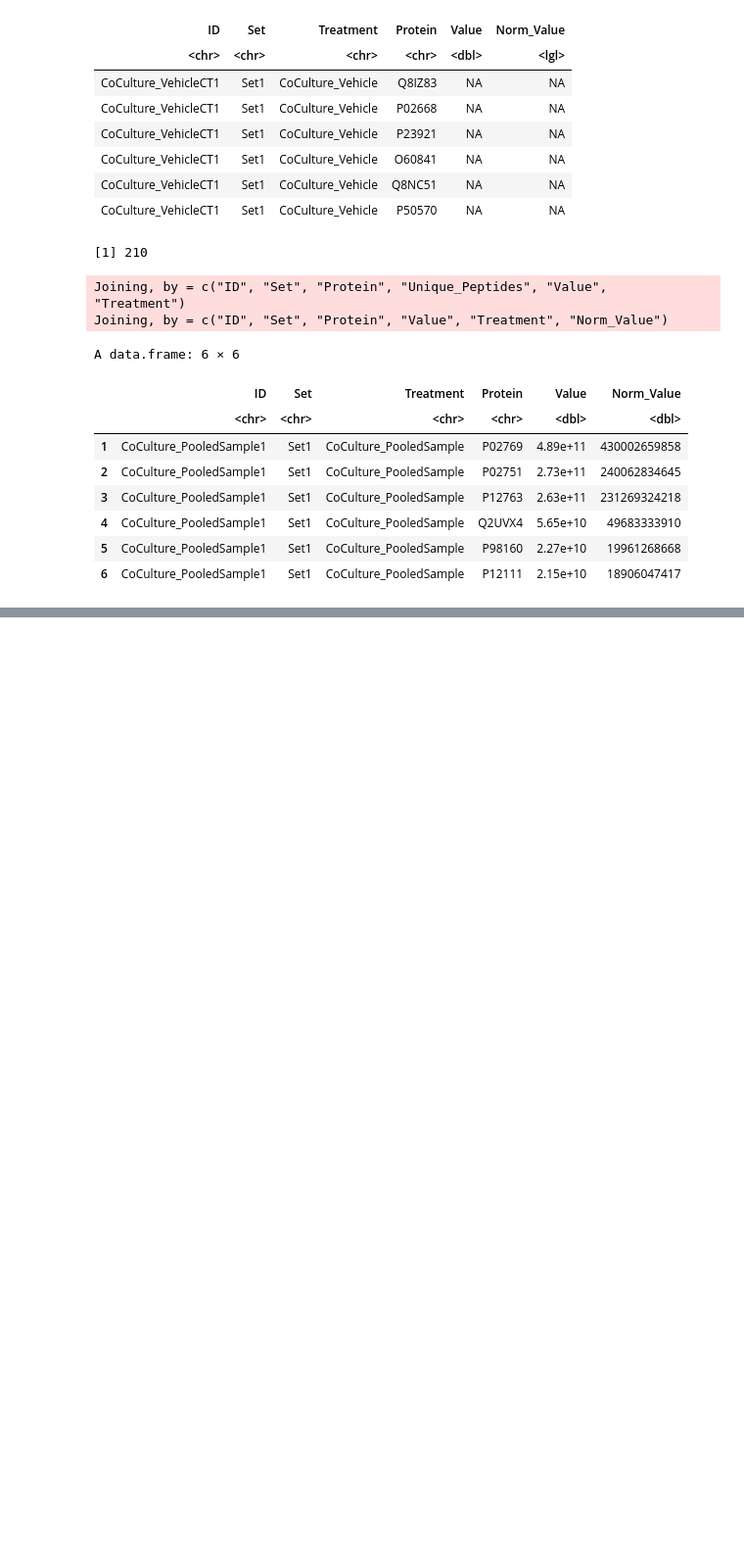
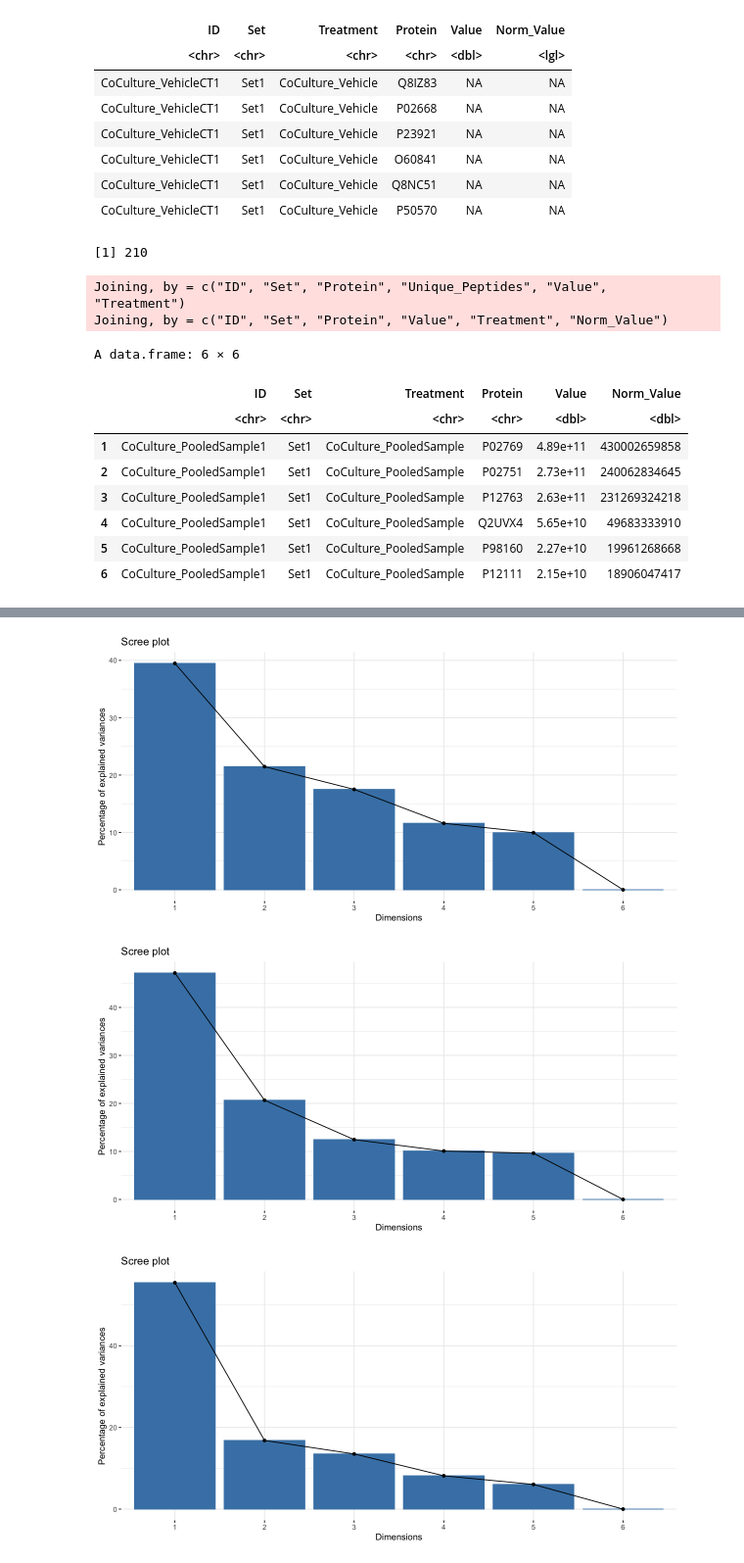
Before and after one commit to alexispayton/Wildfires-and-Extracellular-Vesicles-EVs-Woodsmoke-Alters-EV-Proteomic-Signatures-involved-in-Ext, a Jupyter notebook: 3. Proteomics Data Processing/Data Processing.ipynb, the cells around one changed output, grey strips where cells are left out. Shown: that part at 98% size. Cells and saved outputs as stored; diff of their text form; code cells hidden in the pictures; blank space fills up the shorter version.

```diff
--- a/3. Proteomics Data Processing/Data Processing.ipynb
+++ b/3. Proteomics Data Processing/Data Processing.ipynb
@@ -427,3 +392,19 @@ Using PCA to identify and remove outliers.
 # %%
-pca_df = imputed_df %>%
-    pivot_wider(col = )
+pca_prep_coculture_exp_df = coculture_exp_imputed_df %>%
+    select(-c("Set", "Treatment", "ID")) %>%
+    pivot_wider(names_from = Protein, values_from = Value) %>%
+    select(-c("ID", "Rep"))
+pca_prep_coculture_vehicleCT_df = coculture_vehicleCT_imputed_df %>%
+    select(-c("Set", "Treatment")) %>%
+    pivot_wider(names_from = Protein, values_from = Value) %>%
+    select(-c("ID", "Rep"))
+pca_prep_triculture_exp_df = triculture_exp_imputed_df %>%
+    select(-c("Set", "Treatment")) %>%
+    pivot_wider(names_from = Protein, values_from = Value) %>%
+    select(-c("ID", "Rep"))
+pca_prep_triculture_vehicleCT_df = triculture_vehicleCT_imputed_df %>%
+    select(-c("Set", "Treatment")) %>%
+    pivot_wider(names_from = Protein, values_from = Value) %>%
+    select(-c("ID", "Rep"))
+
+head(pca_prep_coculture_exp_df)
@@ -429,0 +421,17 @@ pca_df = imputed_df %>%
+# %%
+# running PCA
+pca_coculture_exp = prcomp(pca_prep_coculture_exp_df, scale = TRUE)
+pca_coculture_vehicleCT = prcomp(pca_prep_coculture_vehicleCT_df, scale = TRUE)
+pca_triculture_exp = prcomp(pca_prep_triculture_exp_df, scale = TRUE)
+pca_triculture_vehicleCT = prcomp(pca_prep_triculture_vehicleCT_df, scale = TRUE)
+
+# viewing scree plots to see how much of the variance was captured in first 2 eigenvectors
+options(repr.plot.width=10, repr.plot.height=5) #changing size
+fviz_eig(pca_coculture_exp)
+fviz_eig(pca_coculture_vehicleCT)
+fviz_eig(pca_triculture_exp)
+fviz_eig(pca_triculture_vehicleCT)
+# %% [output]
+[figure, added]
+[figure, added]
+[figure, added]
```
Also changed, not shown: parts of 17 cells of this notebook.
